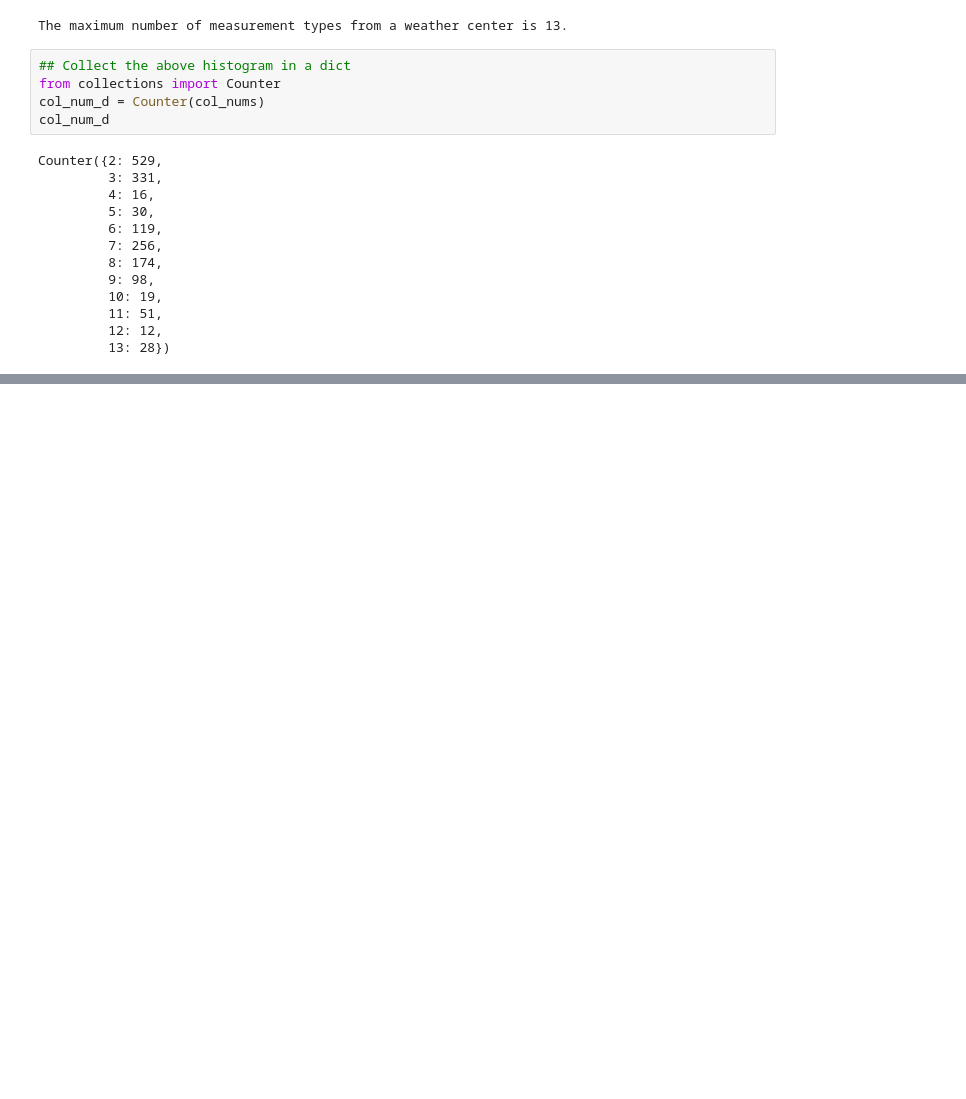
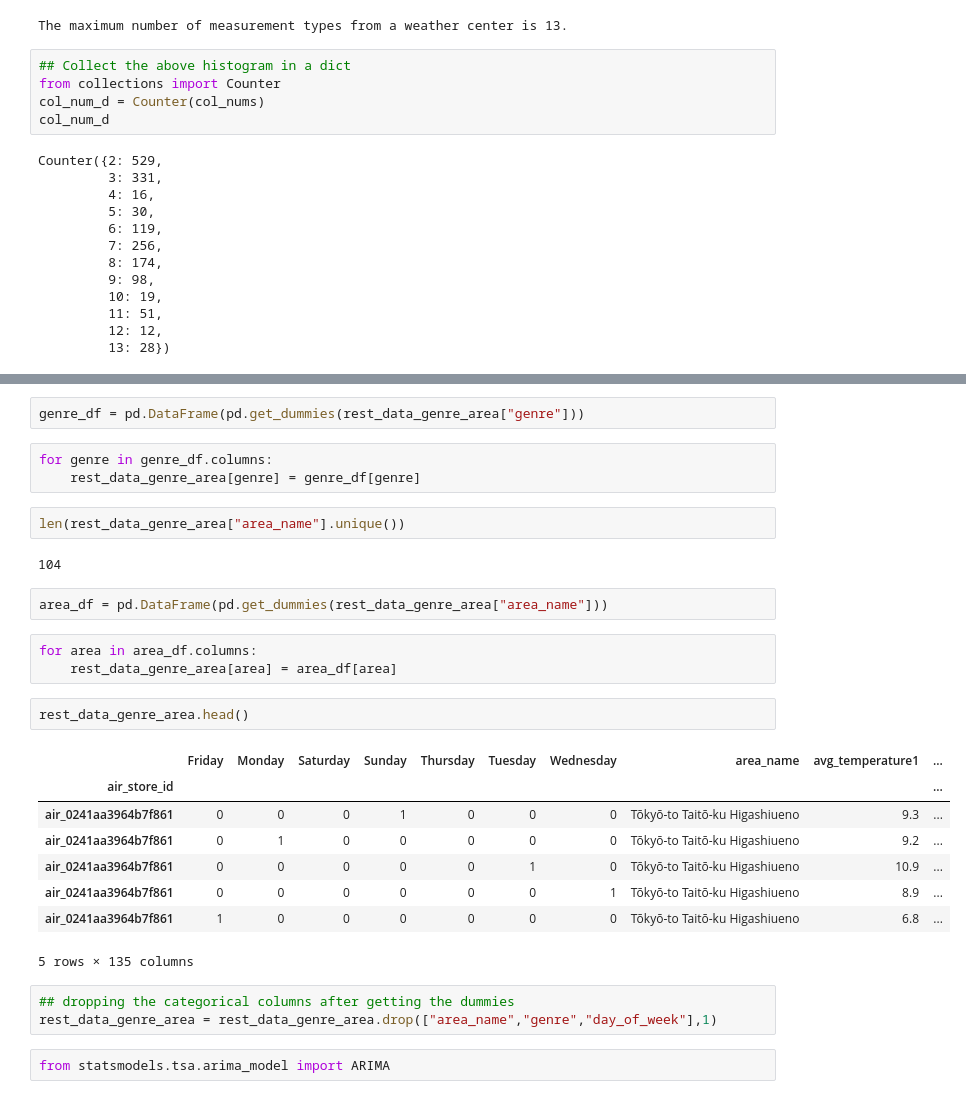
Before and after one commit to adcengiz/japanrestforecast, a Jupyter notebook: thedata.ipynb, the cells around one changed output, grey strips where cells are left out. Cells and saved outputs as stored; diff of their text form; blank space fills up the shorter version.

```diff
--- a/thedata.ipynb
+++ b/thedata.ipynb
@@ -749,0 +784,30 @@ pd.Data
+# %%
+genre_df = pd.DataFrame(pd.get_dummies(rest_data_genre_area["genre"]))
+# %%
+for genre in genre_df.columns:
+    rest_data_genre_area[genre] = genre_df[genre]
+# %%
+len(rest_data_genre_area["area_name"].unique())
+# %% [output]
+104
+# %%
+area_df = pd.DataFrame(pd.get_dummies(rest_data_genre_area["area_name"]))
+# %%
+for area in area_df.columns:
+    rest_data_genre_area[area] = area_df[area]
+# %%
+rest_data_genre_area.head()
+# %% [output]
+|  | Friday | Monday | Saturday | Sunday | Thursday | Tuesday | Wednesday | area_name | avg_temperature1 | ... |
+| air_store_id |  |  |  |  |  |  |  |  |  | ... |
+| air_0241aa3964b7f861 | 0 | 0 | 0 | 1 | 0 | 0 | 0 | Tōkyō-to Taitō-ku Higashiueno | 9.3 | ... |
+| air_0241aa3964b7f861 | 0 | 1 | 0 | 0 | 0 | 0 | 0 | Tōkyō-to Taitō-ku Higashiueno | 9.2 | ... |
+| air_0241aa3964b7f861 | 0 | 0 | 0 | 0 | 0 | 1 | 0 | Tōkyō-to Taitō-ku Higashiueno | 10.9 | ... |
+| air_0241aa3964b7f861 | 0 | 0 | 0 | 0 | 0 | 0 | 1 | Tōkyō-to Taitō-ku Higashiueno | 8.9 | ... |
+| air_0241aa3964b7f861 | 1 | 0 | 0 | 0 | 0 | 0 | 0 | Tōkyō-to Taitō-ku Higashiueno | 6.8 | ... |
+5 rows × 135 columns
+# %%
+## dropping the categorical columns after getting the dummies
+rest_data_genre_area = rest_data_genre_area.drop(["area_name","genre","day_of_week"],1)
+# %%
+from statsmodels.tsa.arima_model import ARIMA
```
Also changed, not shown: parts of 26 cells of this notebook, 11 other files.
